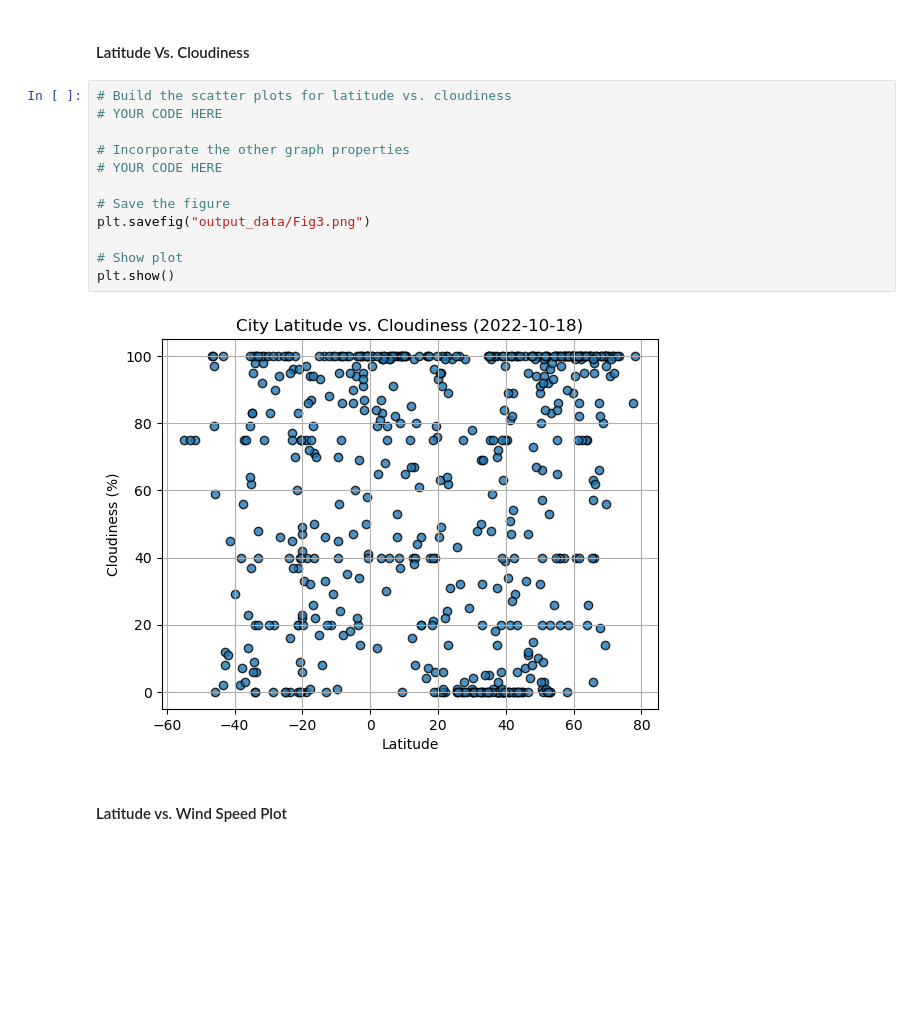
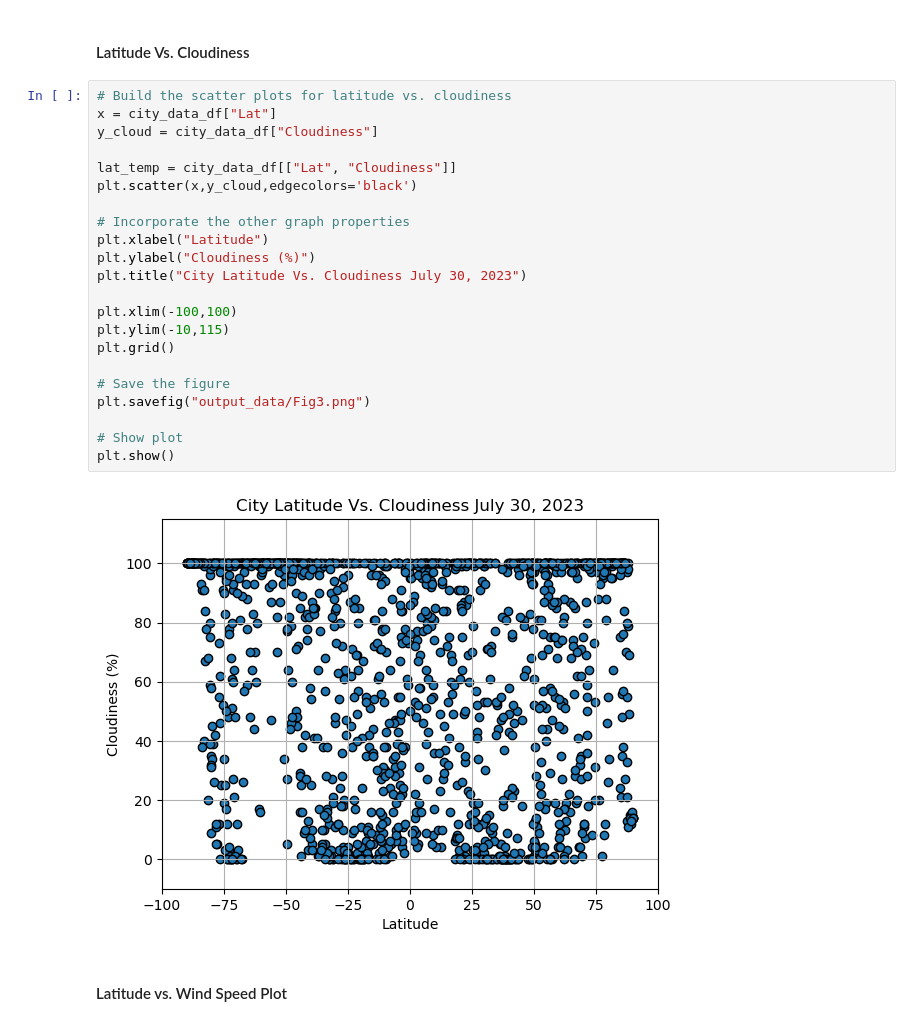
Before and after one commit to wsabrinabriggs/python-api-challenge-2, a Jupyter notebook: starter_code/WeatherPy.ipynb, the cells around one changed output. Saved outputs shown, nothing was run; the diff lists cells and outputs as text; blank space fills up the shorter version.

Commit message:
completed plots

```diff
--- a/starter_code/WeatherPy.ipynb
+++ b/starter_code/WeatherPy.ipynb
@@ -222,18 +255,28 @@ plt.show()
 #### Latitude Vs. Cloudiness
 # %%
 # Build the scatter plots for latitude vs. cloudiness
-# YOUR CODE HERE
+x = city_data_df["Lat"]
+y_cloud = city_data_df["Cloudiness"]
+
+lat_temp = city_data_df[["Lat", "Cloudiness"]]
+plt.scatter(x,y_cloud,edgecolors='black')
 
 # Incorporate the other graph properties
-# YOUR CODE HERE
+plt.xlabel("Latitude")
+plt.ylabel("Cloudiness (%)")
+plt.title("City Latitude Vs. Cloudiness July 30, 2023")
+
+plt.xlim(-100,100)
+plt.ylim(-10,115)
+plt.grid()
 
 # Save the figure
 plt.savefig("output_data/Fig3.png")
 
 # Show plot
 plt.show()
 # %% [output]
-[figure, old version]
+[figure, new version]
 # %% [markdown]
 #### Latitude vs. Wind Speed Plot
 # %%
```
Also changed, not shown: parts of 29 cells of this notebook, 6 other files.
